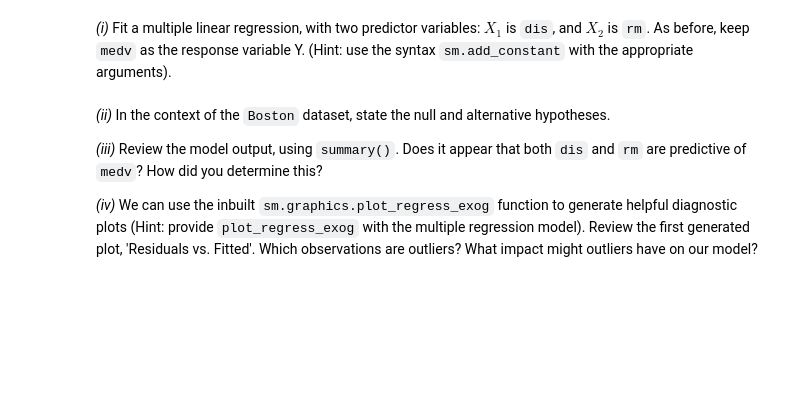
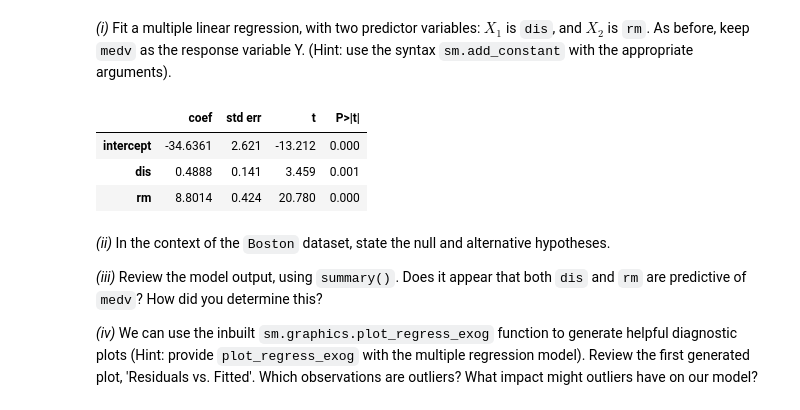
Before and after one commit to UofT-DSI/applying_statistical_concepts, a Jupyter notebook: 02_assignments/assignment_1.ipynb, the cells around one changed output. Cells and saved outputs as stored; diff of their text form; code cells hidden in the pictures; blank space fills up the shorter version.

```diff
--- a/02_assignments/assignment_1.ipynb
+++ b/02_assignments/assignment_1.ipynb
@@ -95,6 +157,17 @@ We'll continue to use the `Boston` dataset for this question.
 _(i)_ Fit a multiple linear regression, with two predictor variables: $X_1$ is `dis`, and $X_2$ is `rm`. As before, keep `medv` as the response variable Y. (Hint: use the syntax `sm.add_constant` with the appropriate arguments).
 # %%
 # Add your code here
+
+y = Boston['medv']
+X = sm.add_constant(MS(['dis','rm']).fit_transform(Boston), prepend=True, has_constant='skip')
+model1 = sm.OLS(y, X)
+results1 = model1.fit()
+summarize(results1)
+# %% [output]
+|  | coef | std err | t | P>|t| |
+| intercept | -34.6361 | 2.621 | -13.212 | 0.000 |
+| dis | 0.4888 | 0.141 | 3.459 | 0.001 |
+| rm | 8.8014 | 0.424 | 20.780 | 0.000 |
 # %% [markdown]
 _(ii)_ In the context of the `Boston` dataset, state the null and alternative hypotheses.
 
```
Also changed, not shown: parts of 9 cells of this notebook.
